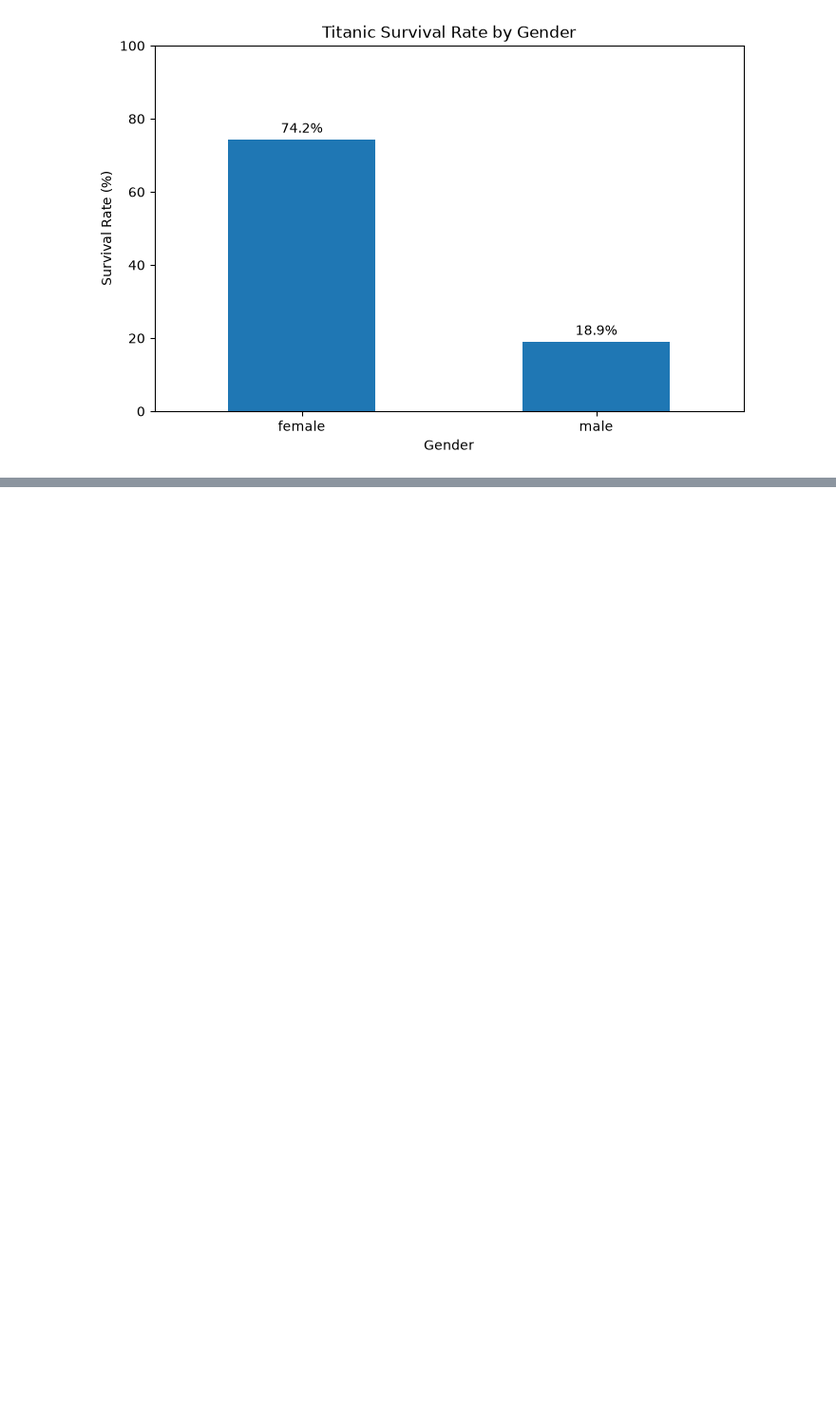
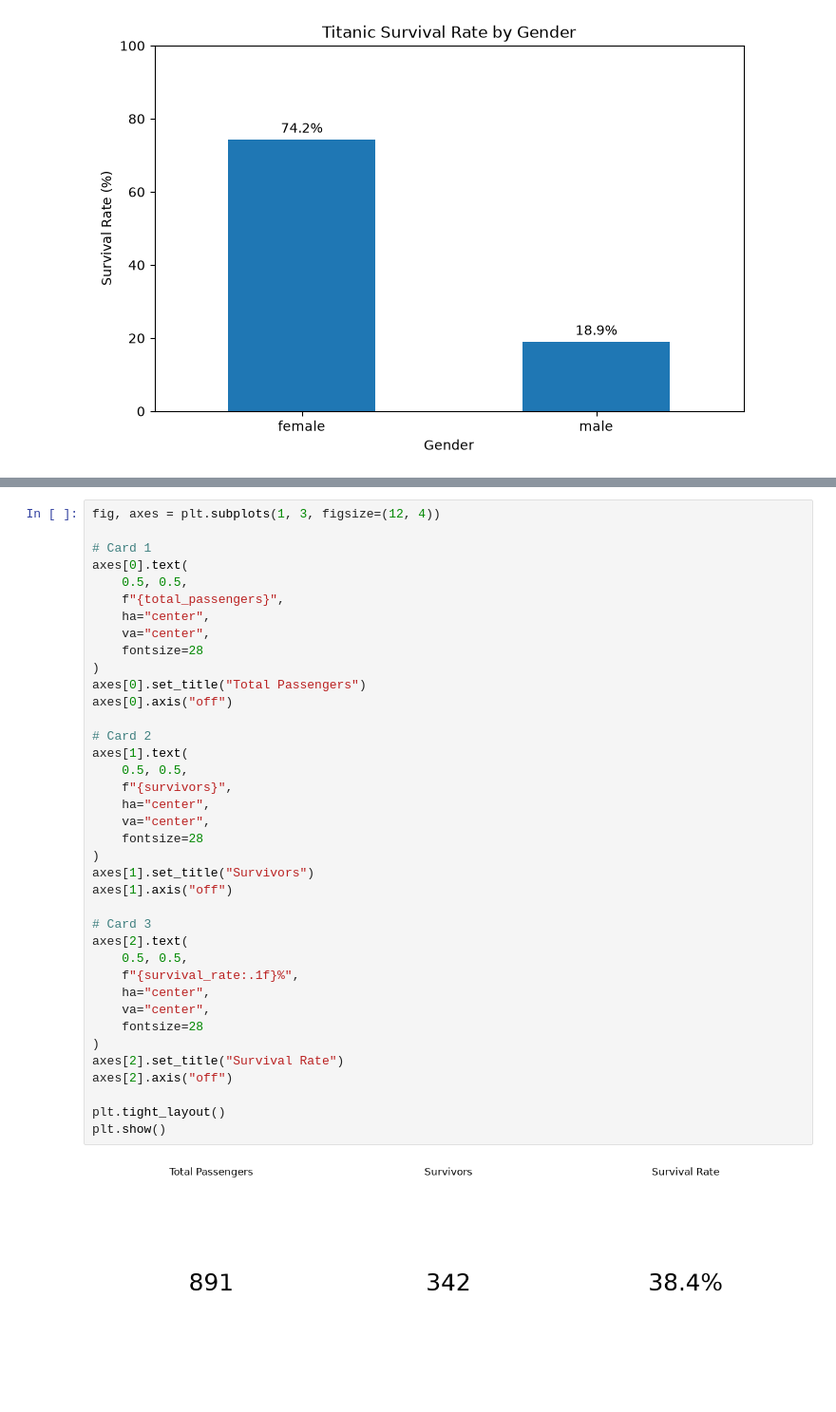
Before and after one commit to Abykyon/Titanic_Survival_Prediction, a Jupyter notebook: notebooks/titanic_analysis.ipynb, the cells around one changed output, grey strips where cells are left out. Shown at 95% size. Drawn from its saved outputs; the diff is of its cells as text; blank space fills up the shorter version.

```diff
--- a/notebooks/titanic_analysis.ipynb
+++ b/notebooks/titanic_analysis.ipynb
@@ -501,0 +525,40 @@ plt.show()
+# %%
+fig, axes = plt.subplots(1, 3, figsize=(12, 4))
+
+# Card 1
+axes[0].text(
+    0.5, 0.5,
+    f"{total_passengers}",
+    ha="center",
+    va="center",
+    fontsize=28
+)
+axes[0].set_title("Total Passengers")
+axes[0].axis("off")
+
+# Card 2
+axes[1].text(
+    0.5, 0.5,
+    f"{survivors}",
+    ha="center",
+    va="center",
+    fontsize=28
+)
+axes[1].set_title("Survivors")
+axes[1].axis("off")
+
+# Card 3
+axes[2].text(
+    0.5, 0.5,
+    f"{survival_rate:.1f}%",
+    ha="center",
+    va="center",
+    fontsize=28
+)
+axes[2].set_title("Survival Rate")
+axes[2].axis("off")
+
+plt.tight_layout()
+plt.show()
+# %% [output]
+[figure, added]
```
Also changed, not shown: parts of 56 cells of this notebook.
